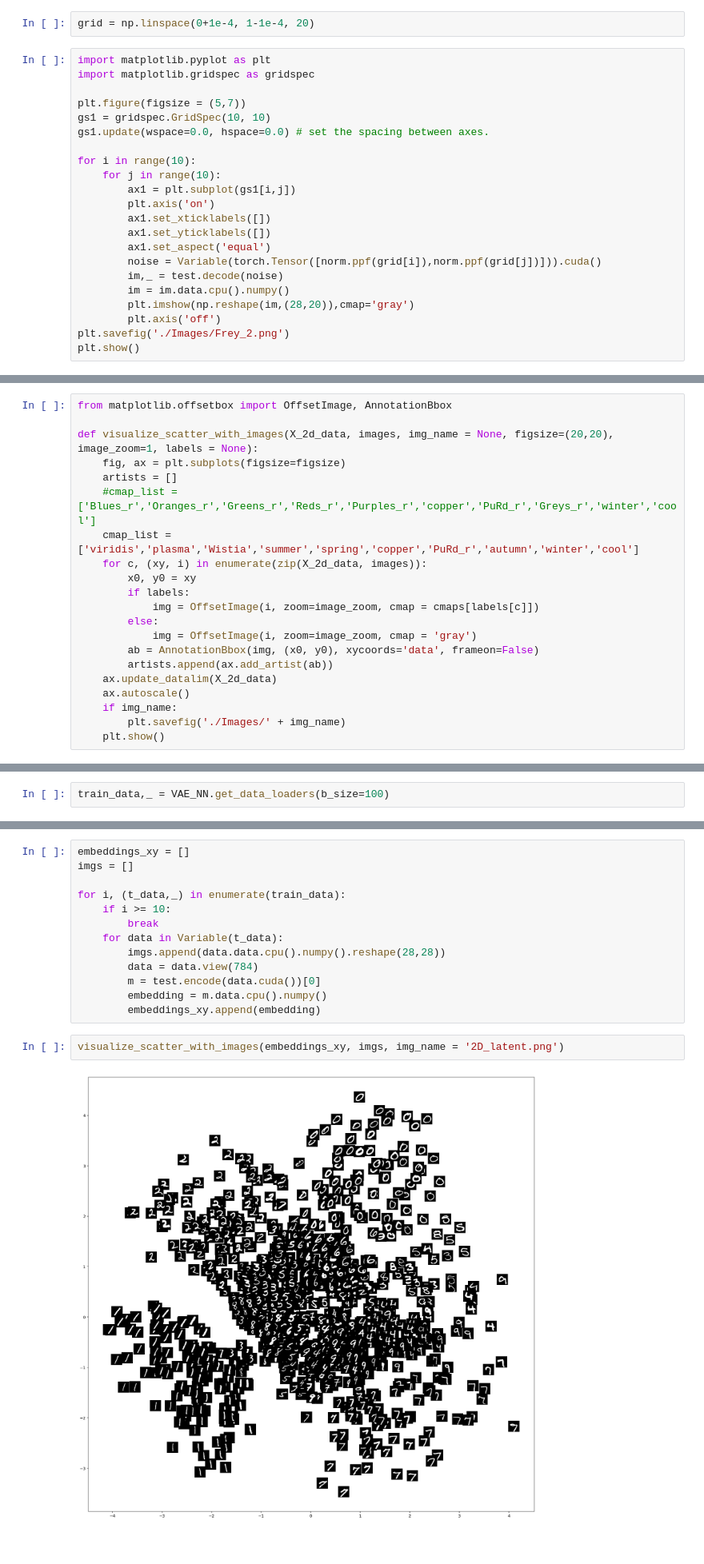
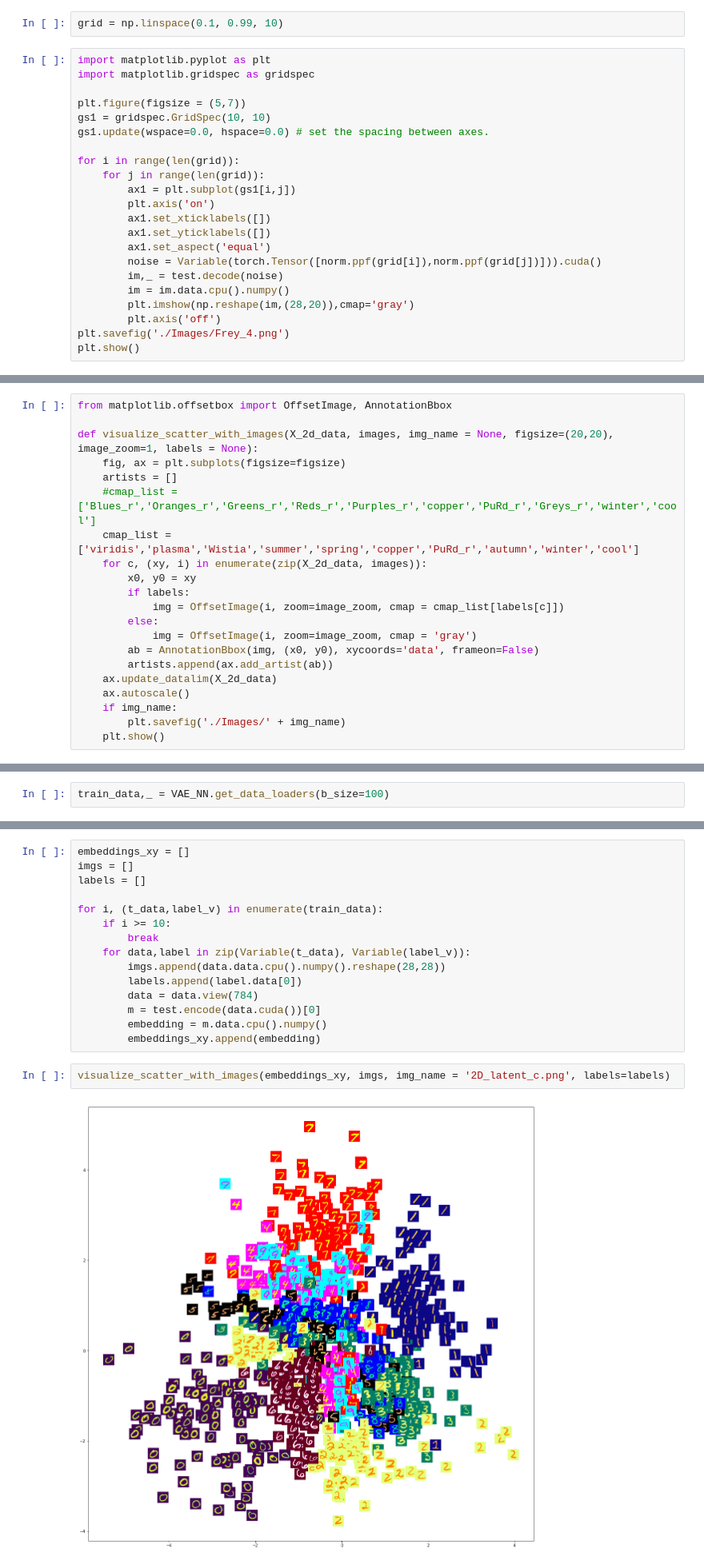
Before and after one commit to omarnmahmood/AEVB, a Jupyter notebook: VAE_Trial1.ipynb, the cells around one changed output, grey strips where cells are left out. Shown at 80% size. Saved outputs shown, nothing was run; the diff lists cells and outputs as text.

Commit message:
Major changes, including new IWAE mode, potentially fixed graphs, new plots.

```diff
--- a/VAE_Trial1.ipynb
+++ b/VAE_Trial1.ipynb
@@ -312,7 +342,7 @@ from scipy.stats import norm
 import matplotlib.pyplot as plt
 import matplotlib.gridspec as gridspec
 # %%
-grid = np.linspace(0+1e-4, 1-1e-4, 20)
+grid = np.linspace(0.1, 0.99, 10)
 # %%
 import matplotlib.pyplot as plt
 import matplotlib.gridspec as gridspec
@@ -321,8 +351,8 @@ plt.figure(figsize = (5,7))
 gs1 = gridspec.GridSpec(10, 10)
 gs1.update(wspace=0.0, hspace=0.0) # set the spacing between axes.
 
-for i in range(10):
-    for j in range(10):
+for i in range(len(grid)):
+    for j in range(len(grid)):
         ax1 = plt.subplot(gs1[i,j])
         plt.axis('on')
         ax1.set_xticklabels([])
@@ -333,6 +363,6 @@ for i in range(10):
         im = im.data.cpu().numpy()
         plt.imshow(np.reshape(im,(28,20)),cmap='gray')
         plt.axis('off')
-plt.savefig('./Images/Frey_2.png')
+plt.savefig('./Images/Frey_4.png')
 plt.show()
 # %% [output]
@@ -350,7 +380,7 @@ def visualize_scatter_with_images(X_2d_data, images, img_name = None, figsize=(2
     for c, (xy, i) in enumerate(zip(X_2d_data, images)):
         x0, y0 = xy
         if labels:
-            img = OffsetImage(i, zoom=image_zoom, cmap = cmaps[labels[c]])
+            img = OffsetImage(i, zoom=image_zoom, cmap = cmap_list[labels[c]])
         else:
             img = OffsetImage(i, zoom=image_zoom, cmap = 'gray')
         ab = AnnotationBbox(img, (x0, y0), xycoords='data', frameon=False)
@@ -466,20 +496,22 @@ Train Epoch: 11 [50000/60000 (83%)]     Loss: 16197.256836
 # %%
 embeddings_xy = []
 imgs = []
+labels = []
 
-for i, (t_data,_) in enumerate(train_data):
+for i, (t_data,label_v) in enumerate(train_data):
     if i >= 10:
         break
-    for data in Variable(t_data):
+    for data,label in zip(Variable(t_data), Variable(label_v)):
         imgs.append(data.data.cpu().numpy().reshape(28,28))
+        labels.append(label.data[0])
         data = data.view(784)
         m = test.encode(data.cuda())[0]
         embedding = m.data.cpu().numpy()
         embeddings_xy.append(embedding)
 # %%
-visualize_scatter_with_images(embeddings_xy, imgs, img_name = '2D_latent.png')
+visualize_scatter_with_images(embeddings_xy, imgs, img_name = '2D_latent_c.png', labels=labels)
 # %% [output]
-[figure, old version]
+[figure, new version]
 # %% [markdown]
 ## 20D with t-SNE
 # %% [raw]
```
Also changed, not shown: parts of 11 cells of this notebook, 6 other files.
